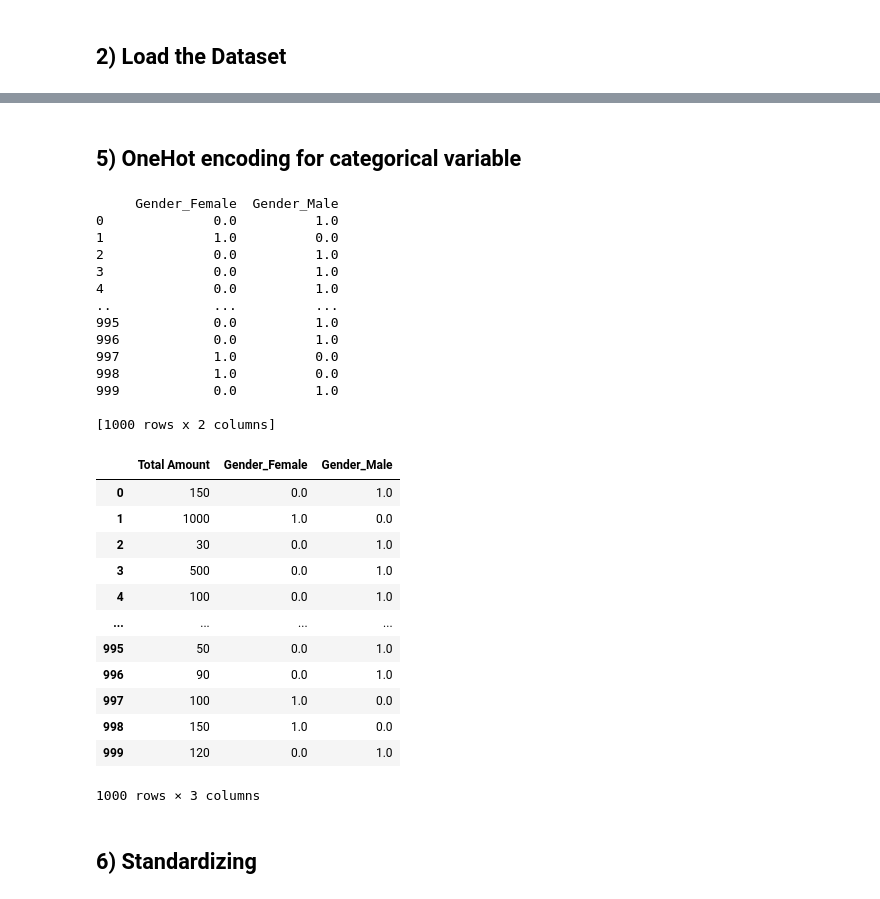
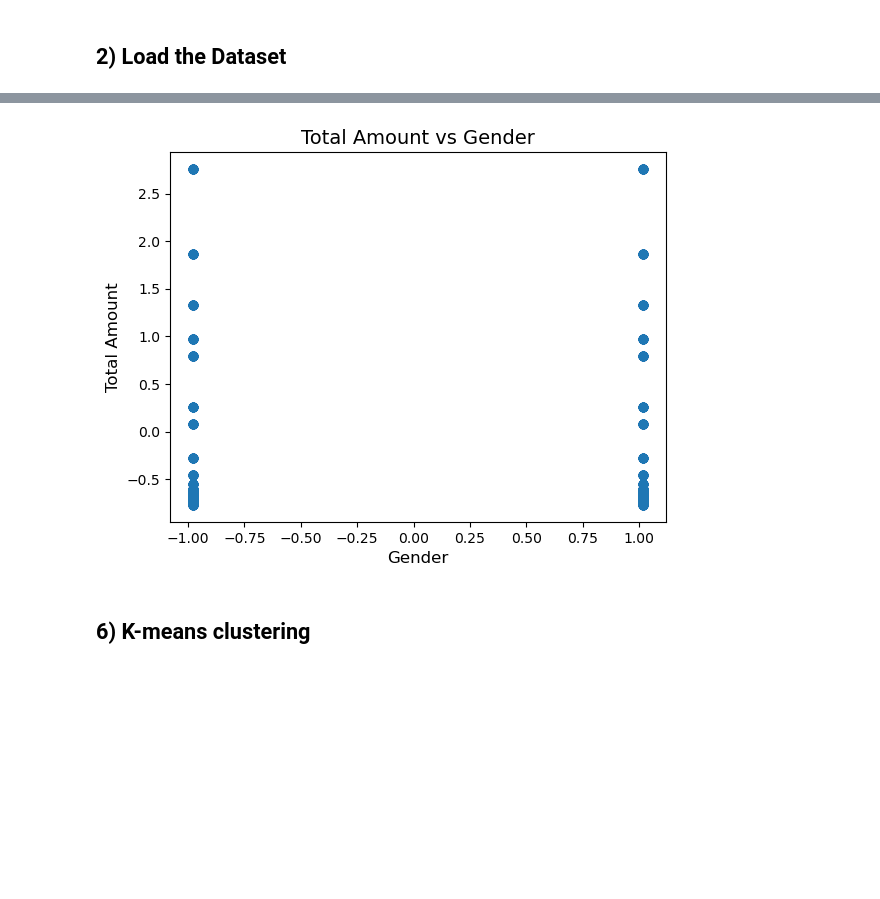
Before and after one commit to AbrahimSA/Retail_Sales, a Jupyter notebook: 4_segmentation_gender_totalamount.ipynb, the cells around one changed output, grey strips where cells are left out. Drawn from its saved outputs; the diff is of its cells as text; code cells hidden in the pictures; blank space fills up the shorter version.

```diff
--- a/4_segmentation_gender_totalamount.ipynb
+++ b/4_segmentation_gender_totalamount.ipynb
@@ -31,0 +35,3 @@ retail_df.head()
+# %%
+X = retail_df[["gender_dummy", "Total_Amount"]]
+X
@@ -31,0 +54,6 @@ retail_df.head()
+# %%
+# Scale the X variables using Standard Scaler
+
+scaler = StandardScaler()
+X[[ 'gender_dummy', 'Total_Amount']] = scaler.fit_transform(X[['gender_dummy', 'Total_Amount']])
+X
@@ -85,7 +80,0 @@ plot_feature_pairs(X, feature_names, title_prefix='Original Data: ')
-# %%
-X = retail_df.copy()
-
-# drop the columns that can cause colinearity and other irrelevant columns
-X = X.drop(['Quantity', 'Price per Unit', 'Transaction ID', 'Date', 'Customer ID', 'Product Category','Age'], axis=1)
-
-X
@@ -106,43 +81,15 @@ X
-# %% [markdown]
-## 5) OneHot encoding for categorical variable
-# %%
-# One-hot encoding for Gender
-encoder = OneHotEncoder()
-encoded = encoder.fit_transform(X[['Gender']]).toarray()
-encoded_df = pd.DataFrame(encoded, columns=encoder.get_feature_names_out())
-print(encoded_df)
-
-# Combine one-hot encoded with numerical columns
-
-X = pd.concat([retail_df[['Total Amount']], encoded_df], axis=1)
-X
-# %% [output]
-     Gender_Female  Gender_Male
-0              0.0          1.0
-1              1.0          0.0
-2              0.0          1.0
-3              0.0          1.0
-4              0.0          1.0
-..             ...          ...
-995            0.0          1.0
-996            0.0          1.0
-997            1.0          0.0
-998            1.0          0.0
-999            0.0          1.0
-
-[1000 rows x 2 columns]
-|  | Total Amount | Gender_Female | Gender_Male |
-| 0 | 150 | 0.0 | 1.0 |
-| 1 | 1000 | 1.0 | 0.0 |
-| 2 | 30 | 0.0 | 1.0 |
-| 3 | 500 | 0.0 | 1.0 |
-| 4 | 100 | 0.0 | 1.0 |
-| ... | ... | ... | ... |
-| 995 | 50 | 0.0 | 1.0 |
-| 996 | 90 | 0.0 | 1.0 |
-| 997 | 100 | 1.0 | 0.0 |
-| 998 | 150 | 1.0 | 0.0 |
-| 999 | 120 | 0.0 | 1.0 |
-1000 rows × 3 columns
+# %%
+# Scatter plot for Total Amount vs Age
+plt.scatter(X['gender_dummy'], X['Total_Amount'])
+
+# Adding labels and title
+plt.title('Total Amount vs Gender', fontsize=14)
+plt.ylabel('Total Amount', fontsize=12)
+plt.xlabel('Gender', fontsize=12)
+
+# Display the plot
+plt.show()
+# %% [output]
+[figure, added]
 # %% [markdown]
-## 6) Standardizing
+## 6) K-means clustering
```
Also changed, not shown: parts of 26 cells of this notebook.
